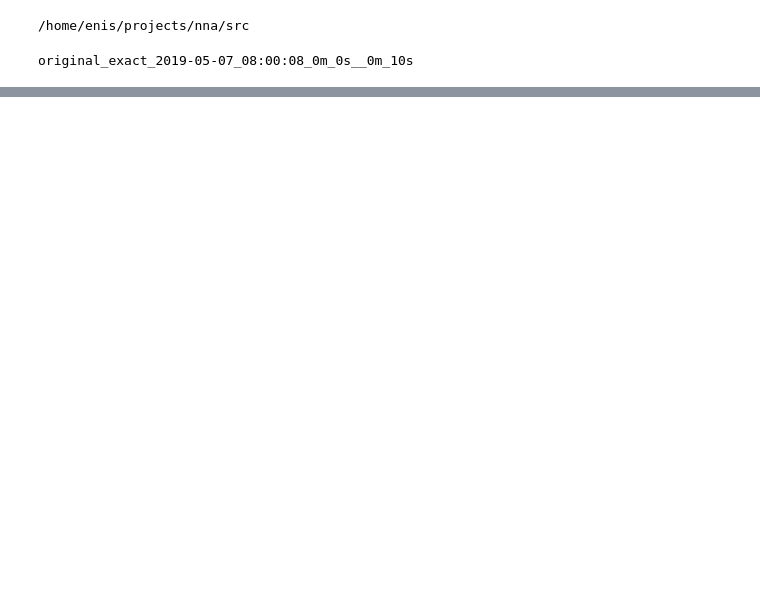
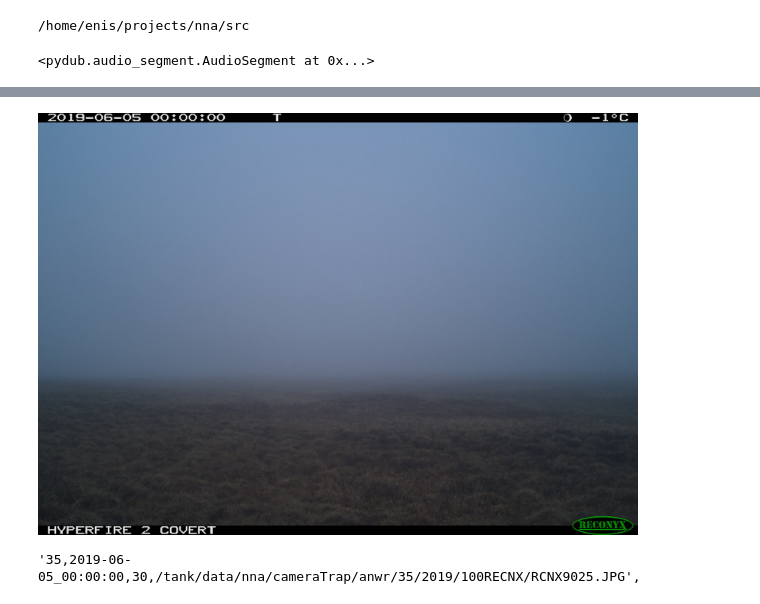
Before and after one commit to speechLabBcCuny/nnaAudiosetClassification, a Jupyter notebook: notebooks/explore/listen_segments.ipynb, the cells around one changed output, grey strips where cells are left out. Saved outputs shown, nothing was run; the diff lists cells and outputs as text; code cells hidden in the pictures; blank space fills up the shorter version.

```diff
--- a/notebooks/explore/listen_segments.ipynb
+++ b/notebooks/explore/listen_segments.ipynb
@@ -21,5 +21,7 @@ from pathlib import Path
 # %%
 # !ls ../../data/
 # %%
-file_properties_df=pd.read_pickle("../../data/realdata_v2No_stinchcomb.pkl")
-file_properties_df2=pd.read_pickle("../../data/stinchcomb_dataV1.pkl")
+# file_properties_df=pd.read_pickle("../../data/realdata_v2No_stinchcomb.pkl")
+# file_properties_df2=pd.read_pickle("../../data/stinchcomb_dataV1.pkl")
+file_properties_df=pd.read_pickle("../../data/allFields_dataV3.pkl")
+dataPoints=[]
@@ -26,22 +56,10 @@ file_properties_df2=pd.read_pickle("../../data/stinchcomb_dataV1.pkl")
 # %%
 # location ID, examples: AR03', '15', 'SINP07', '24', 'AR08'     file_properties_df["site_id"].unique()
-location="26"
+location="35"
 # raw_embed_name="/scratch/enis/data/nna/real/prudhoe/26/2019/S4A10255_20190507_073000_vgg/S4A10255_20190507_073000_embeddings000.npy"
 
-start_time='2019-05-07_08:00:08' # YYYY-MM-DD_HH:MM:SS or datetime object
-length=10 # in seconds , if set end_time is IGNORED
-end_time=None  # or datetime object
-
-#how to name the file
-file_name="original"
-
-# if there is no recording in given timestamp, it searches before and after,
-# buffer is how far to look in seconds
-buffer=3600
-
-# where to save audio files
-tmp_folder="/home/enis/projects/nna/data/nearestNeighbours/S4A10255_20190507_073000-1808seconds/"
-
-output=query_audio(location,start_time,end_time,length,buffer,file_properties_df,file_name,display_flag=False,save=True,tmp_folder=tmp_folder)
+start_time='2019-06-05_00:00:00' # YYYY-MM-DD_HH:MM:SS or datetime object
+length=30 # in seconds , if set end_time is IGNORED
+main(location,start_time,length)
 # %% [output]
-original_exact_2019-05-07_08:00:08_0m_0s__0m_10s
+<pydub.audio_segment.AudioSegment at 0x...>
@@ -47,0 +68,2 @@ original_exact_2019-05-07_08:00:08_0m_0s__0m_10s
+[figure, added]
+'35,2019-06-05_00:00:00,30,/tank/data/nna/cameraTrap/anwr/35/2019/100RECNX/RCNX9025.JPG',
```
Also changed, not shown: parts of 9 cells of this notebook, 25 other files.
